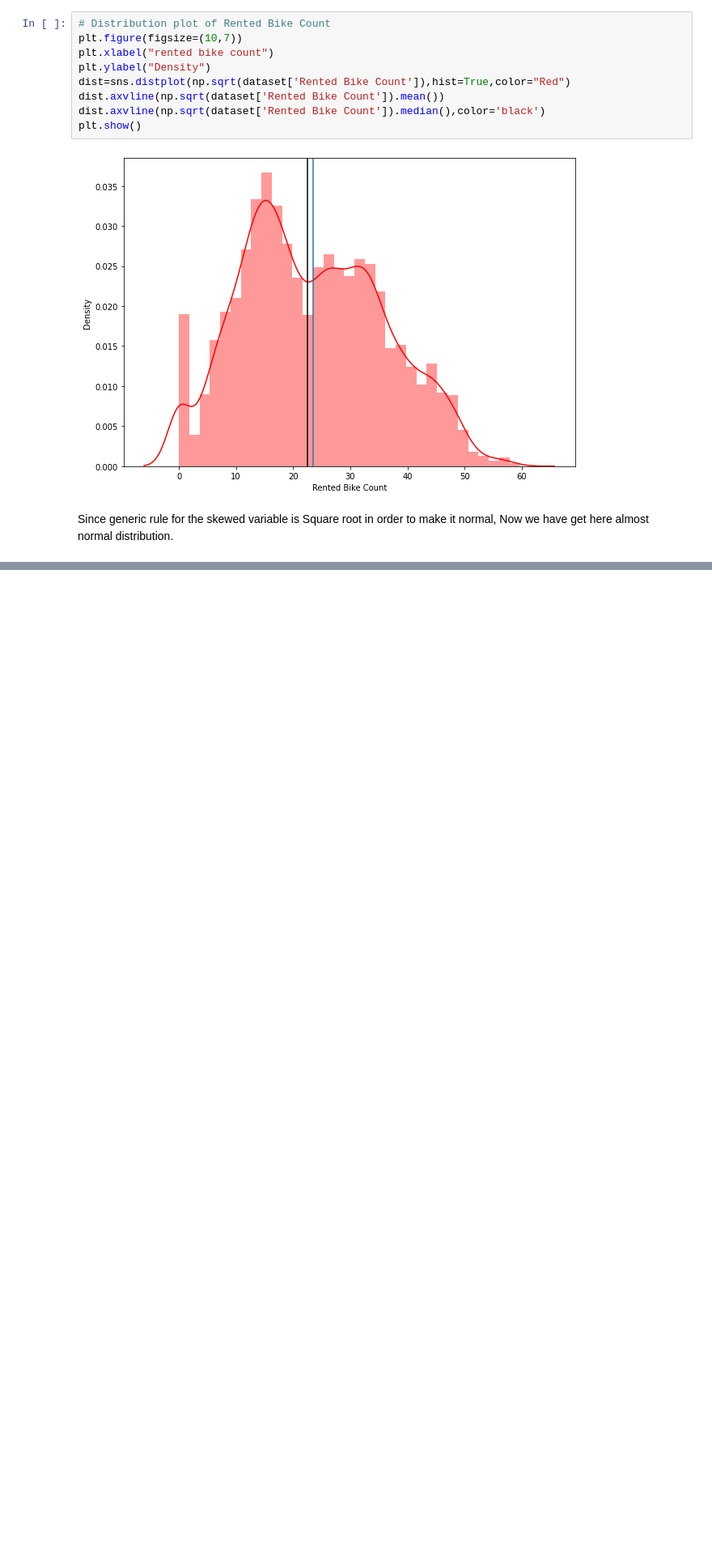
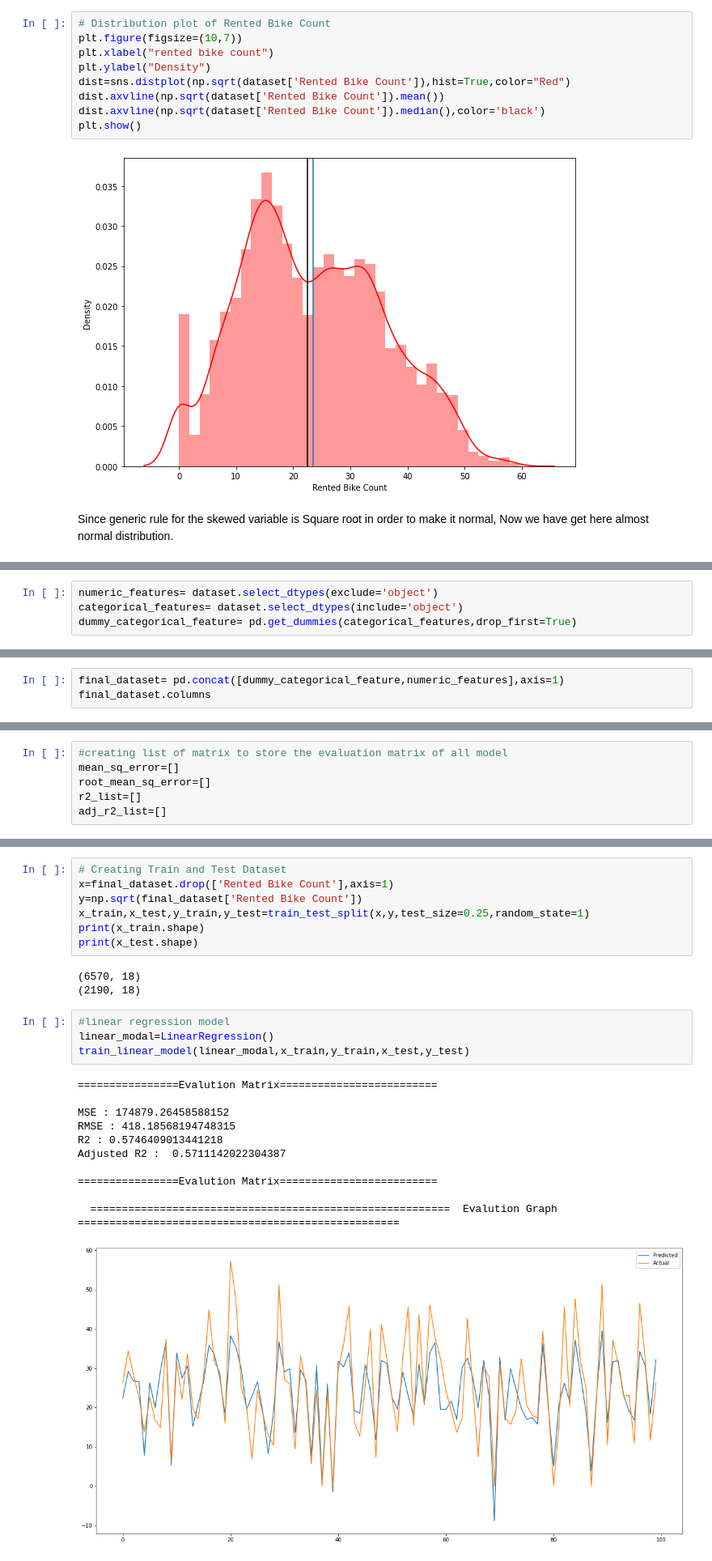
Before and after one commit to Deeksha-Data-Scientist/Seoul-Bike-Sharing-Demand-Prediction, a Jupyter notebook: Bike_Sharing_Demand_Prediction_Capstone_Project.ipynb, the cells around one changed output, grey strips where cells are left out. Shown at 81% size. Cells and saved outputs as stored; diff of their text form; blank space fills up the shorter version.

```diff
--- a/Bike_Sharing_Demand_Prediction_Capstone_Project.ipynb
+++ b/Bike_Sharing_Demand_Prediction_Capstone_Project.ipynb
@@ -257,0 +256,4 @@ Since generic rule for the skewed variable is Square root  in order to make it n
+# %%
+numeric_features= dataset.select_dtypes(exclude='object')
+categorical_features= dataset.select_dtypes(include='object')
+dummy_categorical_feature= pd.get_dummies(categorical_features,drop_first=True)
@@ -257,0 +308,3 @@ Since generic rule for the skewed variable is Square root  in order to make it n
+# %%
+final_dataset= pd.concat([dummy_categorical_feature,numeric_features],axis=1)
+final_dataset.columns
@@ -257,0 +319,6 @@ Since generic rule for the skewed variable is Square root  in order to make it n
+# %%
+#creating list of matrix to store the evaluation matrix of all model
+mean_sq_error=[]
+root_mean_sq_error=[]
+r2_list=[]
+adj_r2_list=[]
@@ -257,0 +374,26 @@ Since generic rule for the skewed variable is Square root  in order to make it n
+# %%
+# Creating Train and Test Dataset
+x=final_dataset.drop(['Rented Bike Count'],axis=1)
+y=np.sqrt(final_dataset['Rented Bike Count'])
+x_train,x_test,y_train,y_test=train_test_split(x,y,test_size=0.25,random_state=1)
+print(x_train.shape)
+print(x_test.shape)
+# %% [output]
+(6570, 18)
+(2190, 18)
+# %%
+#linear regression model
+linear_modal=LinearRegression()
+train_linear_model(linear_modal,x_train,y_train,x_test,y_test)
+# %% [output]
+================Evalution Matrix=========================
+
+MSE : 174879.26458588152
+RMSE : 418.18568194748315
+R2 : 0.5746409013441218
+Adjusted R2 :  0.5711142022304387
+
+================Evalution Matrix=========================
+
+  =========================================================  Evalution Graph  ===================================================
+[figure, added]
```
Also changed, not shown: parts of 9 cells of this notebook.
